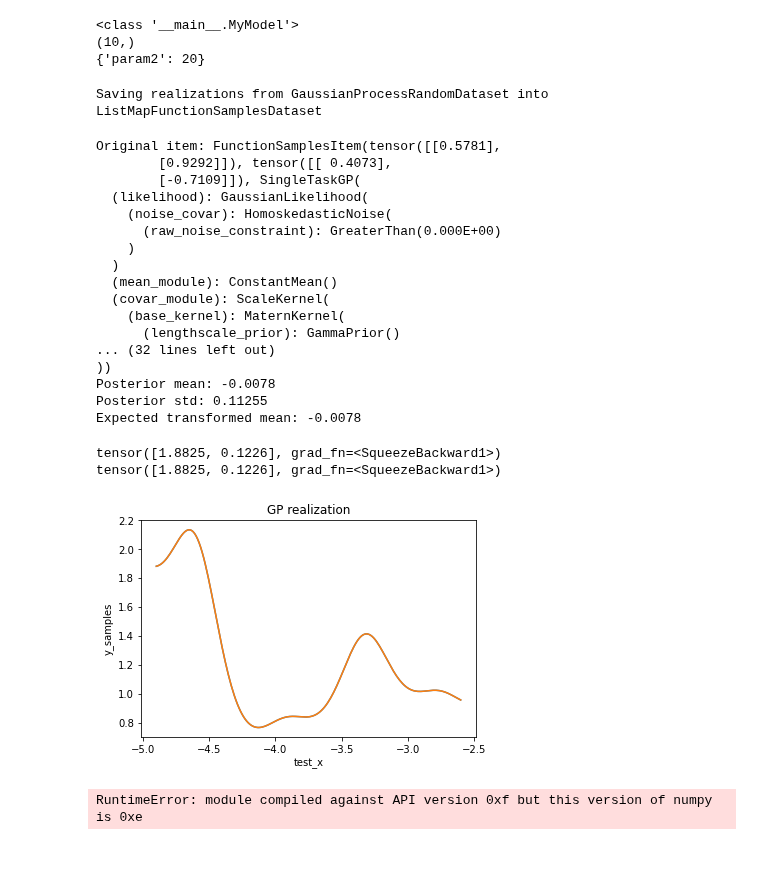
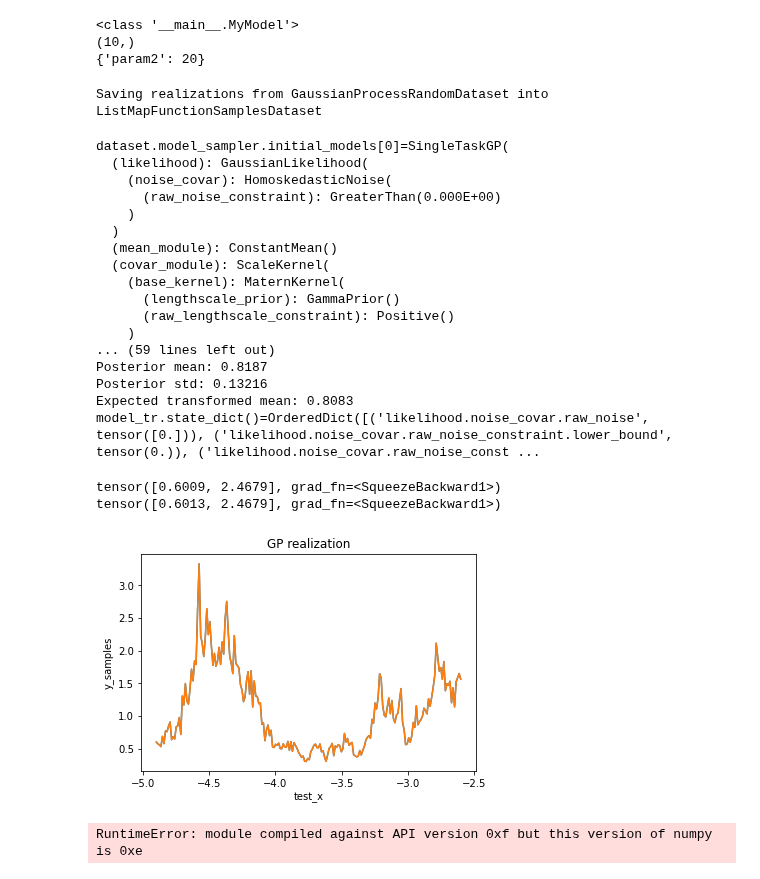
Before and after one commit to 71c/DeepBayesOpt, a Jupyter notebook: test_generate_gp_data.ipynb, the cells around one changed output. Drawn from its saved outputs; the diff is of its cells as text; code cells hidden in the pictures.

```diff
--- a/test_generate_gp_data.ipynb
+++ b/test_generate_gp_data.ipynb
@@ -121,17 +158,19 @@ print(model._init_kwargs)   # Output: {}
 from math import exp
 
 
+dataset = GaussianProcessRandomDataset(
+    n_datapoints=2, dimension=1, dataset_size=1,
+    randomize_params=False).fix_samples(lazy=False)
+
+# model = get_gp(
+#     dimension=1,
+#      outcome_transform=Standardize(m=1),
+#      observation_noise=False)
 # dataset = GaussianProcessRandomDataset(
-#     n_datapoints=2, dimension=1, dataset_size=1,
+#     n_datapoints=2, dataset_size=1, models=[model], dimension=1,
 #     randomize_params=False).fix_samples(lazy=False)
 
-model = get_gp(
-    dimension=1,
-     outcome_transform=Standardize(m=1),
-     observation_noise=False)
-dataset = GaussianProcessRandomDataset(
-    n_datapoints=2, dataset_size=1, models=[model], dimension=1,
-    randomize_params=False).fix_samples(lazy=False)
+print(f'{dataset.model_sampler.initial_models[0]=}')
 
 original_item = dataset[0]
 print("Original item:", original_item)
@@ -148,9 +187,10 @@ print(f"Posterior std: {posterior.variance.sqrt().item():.5f}")
 
 
 # dataset_tr = dataset.standardize_outcomes().transform_outcomes(Exp())
-# dataset_tr = dataset.transform_outcomes(Exp())
+dataset_tr = dataset.transform_outcomes(Exp())
 # dataset_tr = dataset.transform_outcomes(Exp()).standardize_outcomes()
-dataset_tr = dataset.standardize_outcomes()
+# dataset_tr = dataset.standardize_outcomes()
+print(f'{dataset_tr.model_sampler.initial_models[0]=}')
 
 # Do the same thing for the transformed:
 transformed_item = dataset_tr[0]
@@ -167,11 +207,13 @@ print(f"Posterior std: {posterior_tr.variance.sqrt().item():.5f}")
 
 expected_transformed_mean, _ = model_tr.outcome_transform.untransform(original_mean)
 print(f"Expected transformed mean: {expected_transformed_mean.item():.4f}")
+
+# print(dataset.model_sampler.initial_models[0].state_dict())
+# print(list(dataset.model_sampler.initial_models[0].named_parameters()))
+print(f"{model_tr.state_dict()=}")
 # %% [output]
 Saving realizations from GaussianProcessRandomDataset into ListMapFunctionSamplesDataset
-Original item: FunctionSamplesItem(tensor([[0.5781],
-        [0.9292]]), tensor([[ 0.4073],
-        [-0.7109]]), SingleTaskGP(
+dataset.model_sampler.initial_models[0]=SingleTaskGP(
   (likelihood): GaussianLikelihood(
     (noise_covar): HomoskedasticNoise(
       (raw_noise_constraint): GreaterThan(0.000E+00)
@@ -181,11 +223,13 @@ Original item: FunctionSamplesItem(tensor([[0.5781],
   (covar_module): ScaleKernel(
     (base_kernel): MaternKernel(
       (lengthscale_prior): GammaPrior()
-... (32 lines left out)
-))
-Posterior mean: -0.0078
-Posterior std: 0.11255
-Expected transformed mean: -0.0078
+      (raw_lengthscale_constraint): Positive()
+    )
+... (59 lines left out)
+Posterior mean: 0.8187
+Posterior std: 0.13216
+Expected transformed mean: 0.8083
+model_tr.state_dict()=OrderedDict([('likelihood.noise_covar.raw_noise', tensor([0.])), ('likelihood.noise_covar.raw_noise_constraint.lower_bound', tensor(0.)), ('likelihood.noise_covar.raw_noise_const ...
 # %%
 
 
@@ -196,7 +240,7 @@ train_Y = torch.sin(train_X).sum(dim=1, keepdim=True) * 3.2 + 6.3
 model = get_gp(
     dimension=dim,
      # train_X, train_Y,
-     # covar_module=ScaleKernel(RBFKernel(ard_num_dims=dim)),
+     covar_module=ScaleKernel(MaternKernel(ard_num_dims=dim, nu=0.5)),
      outcome_transform=Standardize(m=1),
     #  input_transform=Normalize(d=dim),
      observation_noise=False)
@@ -210,36 +254,36 @@ model.eval()
 # model.covar_module.base_kernel.lengthscale = 0.1
 # print(model.covar_module.base_kernel.lengthscale)
 
 sample_path = draw_kernel_feature_paths(model, sample_shape=torch.Size(), num_features=4096)
 # sample_path = RandomGPFunction(model, observation_noise=False)
 
 test_x = torch.linspace(-4.9, -4.9+2.3, 200).unsqueeze(-1)
 test_y = sample_path(test_x).detach()
 plt.plot(test_x.squeeze(-1), test_y)
 
 print(sample_path(torch.tensor([[-4.9], [0.1]], dtype=torch.float64)))
 
 # model.initialize(**{'covar_module.base_kernel.lengthscale': 0.06})
 
 # print(sample_path(torch.tensor([[0.0, 0.0], [1.2, 3.4]], dtype=torch.float64)))
 # print(sample_path(torch.tensor([[1.2, 3.4]], dtype=torch.float64)))
 
 test_x = torch.linspace(-4.9, -4.9+2.3, 200).unsqueeze(-1)
 test_y = sample_path(test_x).detach()
 
 # print(sample_path(torch.tensor([[-4.9], [0.1]], dtype=torch.float64)))
 print(sample_path(torch.tensor([[-4.9+1e-4], [0.1]], dtype=torch.float64)))
 
 plt.plot(test_x.squeeze(-1), test_y)
 # plt.scatter(train_X.squeeze(-1), train_Y.squeeze(-1))
 plt.xlabel('test_x')
 plt.ylabel('y_samples')
 plt.title('GP realization')
 plt.show()
 # %% [output]
-tensor([1.8825, 0.1226], grad_fn=<SqueezeBackward1>)
-tensor([1.8825, 0.1226], grad_fn=<SqueezeBackward1>)
+tensor([0.6009, 2.4679], grad_fn=<SqueezeBackward1>)
+tensor([0.6013, 2.4679], grad_fn=<SqueezeBackward1>)
-[figure, old version]
+[figure, new version]
 # %%
 from utils import dict_product, combine_dicts
 
```
Also changed, not shown: parts of 5 cells of this notebook, 4 other files.
